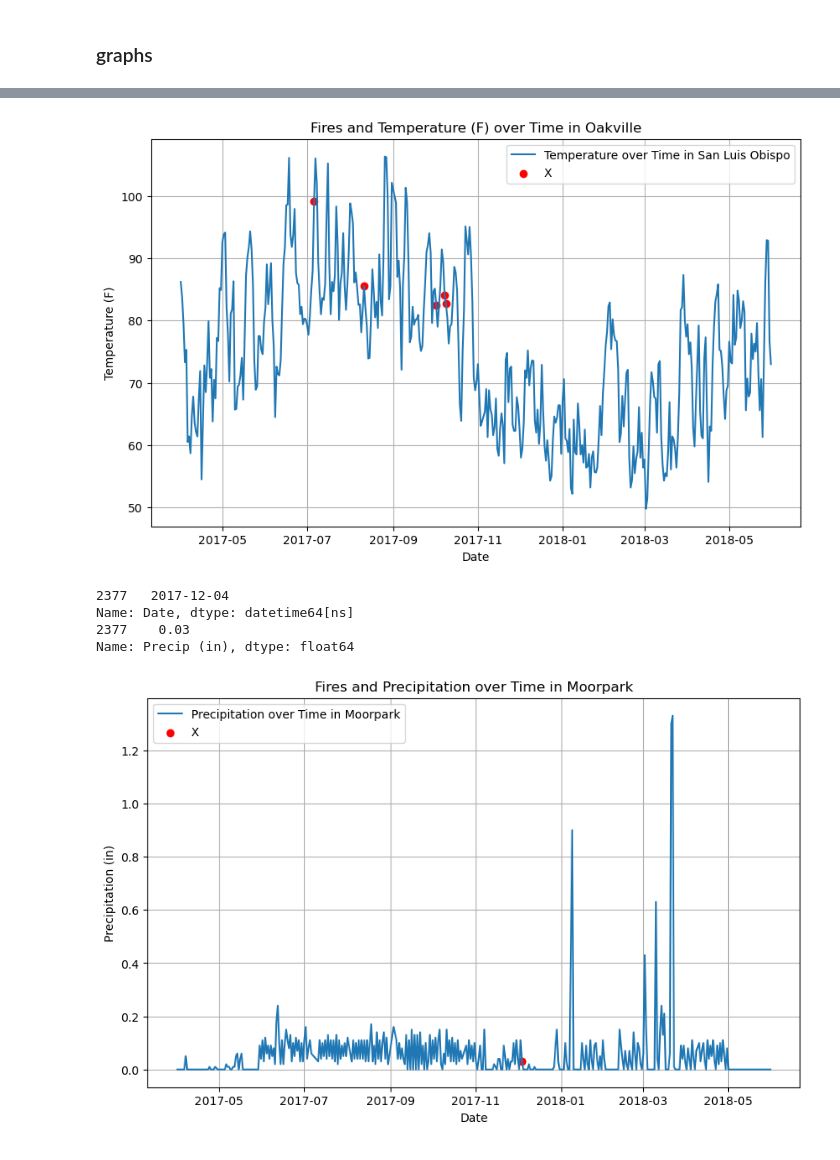
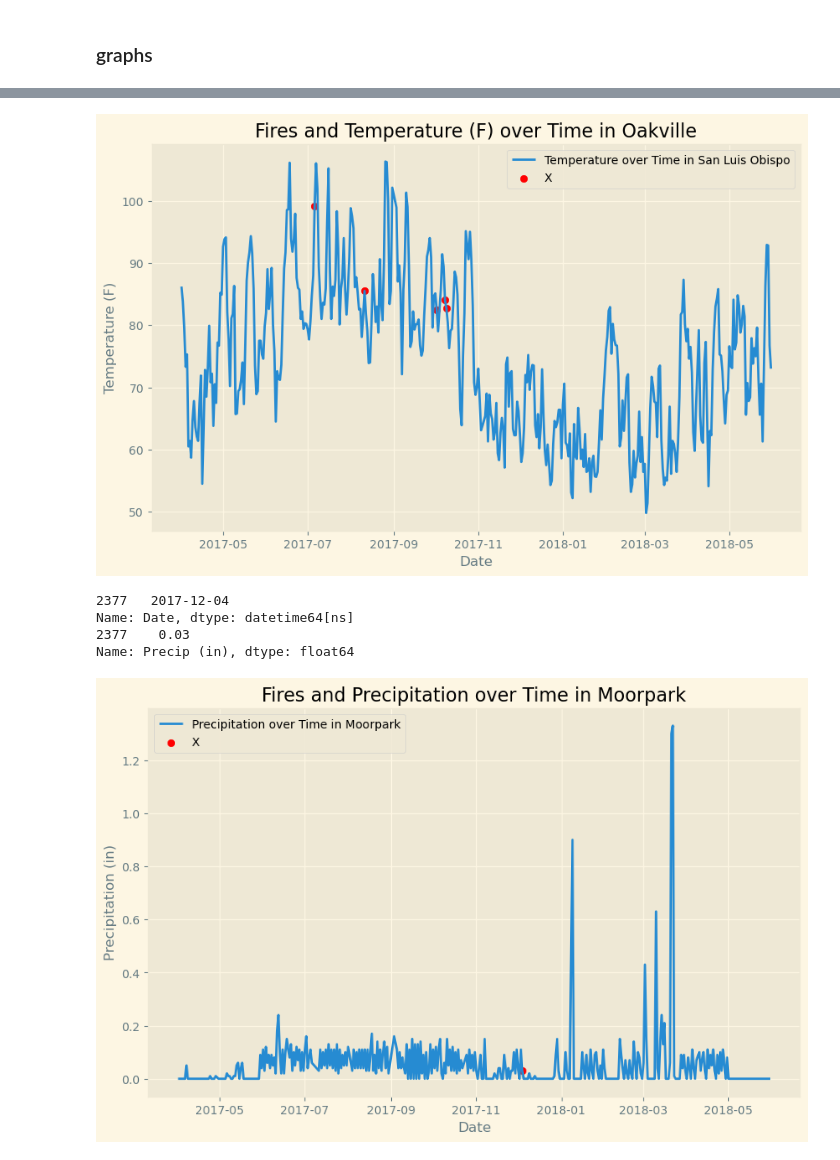
Before and after one commit to shriya-r/AthenaHacks2025, a Jupyter notebook: predictionmodel.ipynb, the cells around one changed output, grey strips where cells are left out. Drawn from its saved outputs; the diff is of its cells as text; code cells hidden in the pictures.

```diff
--- a/predictionmodel.ipynb
+++ b/predictionmodel.ipynb
@@ -205,6 +205,7 @@ Fire will not occur
 ### graphs
 # %%
 import matplotlib.pyplot as plt
+from matplotlib import style
 weatherdata['Date'] = pd.to_datetime(weatherdata['Date'])
 
 slo_weather = weatherdata[weatherdata["Stn Name"] == "San Luis Obispo"].sort_values("Date")
@@ -216,6 +217,8 @@ slo_fires_temps = slo_weather[slo_weather['FireOccurred']==1]['Max Air Temp (F)'
 plt.scatter(slo_fires, slo_fires_temps, color='red', label='X')
 plt.xlabel("Date")
 plt.ylabel("Temperature (F)")
+plt.style.use('Solarize_Light2')
+
 
 plt.title("Fires and Temperature (F) over Time in San Luis Obispo")
 plt.grid(True)
@@ -236,6 +239,7 @@ slo_fires_temps = oakville_weather[oakville_weather['FireOccurred']==1]['Max Air
 
 plt.scatter(slo_fires, slo_fires_temps, color='red', label='X')
 plt.xlabel("Date")
+plt.style.use('Solarize_Light2')
 plt.ylabel("Temperature (F)")
 
 plt.title("Fires and Temperature (F) over Time in Oakville")
@@ -259,6 +263,7 @@ slo_fires_temps = slo_weather[slo_weather['FireOccurred']==1]['Precip (in)']
 plt.scatter(slo_fires, slo_fires_temps, color='red', label='X')
 plt.xlabel("Date")
 plt.ylabel("Precipitation (in)")
+plt.style.use('seaborn-v0_8-pastel')
 
 plt.title("Fires and Precipitation over Time in Moorpark")
 plt.grid(True)
@@ -285,18 +290,18 @@ Name: Max Air Temp (F), dtype: float64
 948    2017-07-06
 984    2017-08-11
 1036   2017-10-02
 1042   2017-10-08
 1043   2017-10-09
 Name: Date, dtype: datetime64[ns]
 948     99.1
 984     85.5
 1036    82.5
 1042    84.0
 1043    82.7
 Name: Max Air Temp (F), dtype: float64
-[figure, old version]
+[figure, new version]
 2377   2017-12-04
 Name: Date, dtype: datetime64[ns]
 2377    0.03
 Name: Precip (in), dtype: float64
-[figure, old version]
+[figure, new version]
```
Also changed, not shown: parts of 1 cell of this notebook.
